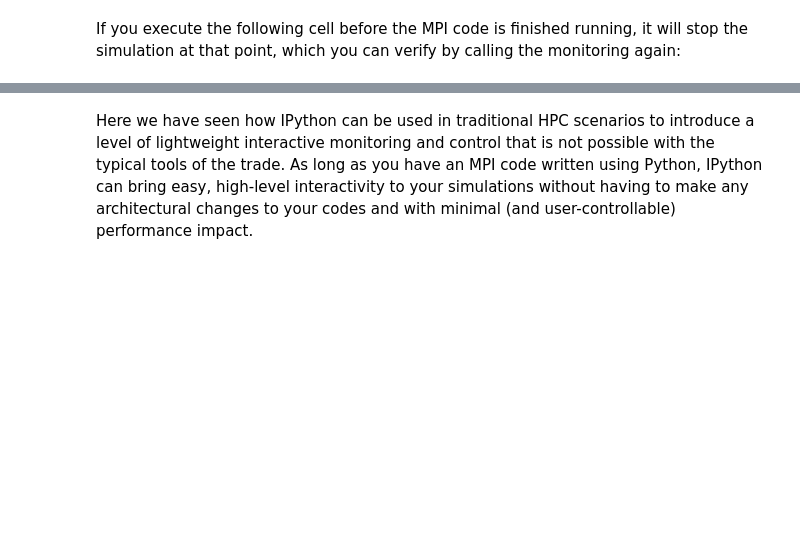
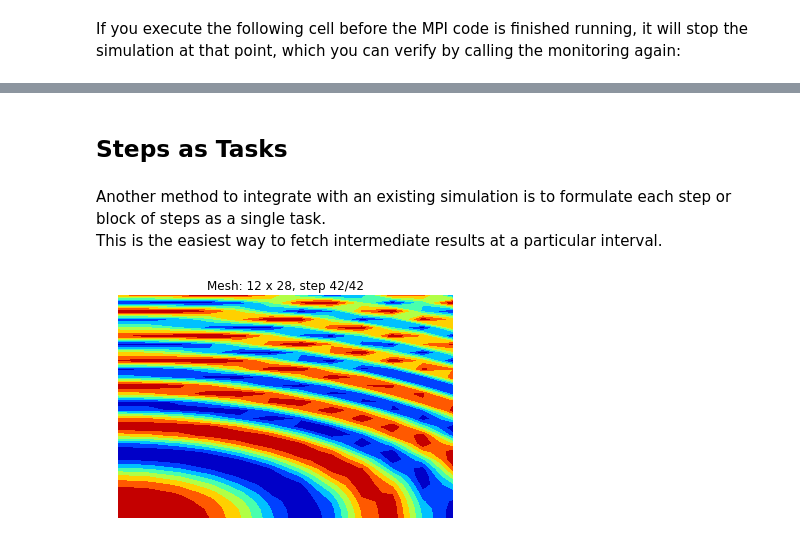
Before and after one commit to ipython/ipython-in-depth, a Jupyter notebook: notebooks/P30 Working with MPI.ipynb, the cells around one changed output, grey strips where cells are left out. Saved outputs shown, nothing was run; the diff lists cells and outputs as text; code cells hidden in the pictures; blank space fills up the shorter version.

Commit message:
update parallel notebooks

```diff
--- a/notebooks/P30 Working with MPI.ipynb
+++ b/notebooks/P30 Working with MPI.ipynb
@@ -258,2 +275,20 @@ view['stop'] = True
-# %% [markdown]
-Here we have seen how IPython can be used in traditional HPC scenarios to introduce a level of lightweight interactive monitoring and control that is not possible with the typical tools of the trade.  As long as you have an MPI code written using Python, IPython can bring easy, high-level interactivity to your simulations without having to make any architectural changes to your codes and with minimal (and user-controllable) performance impact.
+# %% [markdown]
+## Steps as Tasks
+# %% [markdown]
+Another method to integrate with an existing simulation is to formulate each step or block of steps as a single task.
+This is the easiest way to fetch intermediate results at a particular interval.
+# %%
+rstep = parallel.Reference('step')
+nsteps = 42
+freqs = np.linspace(0.6, 1, nsteps)
+# submit all of the steps immediately:
+ars = [view.apply_async(rstep, j, f) for j,f in enumerate(freqs)]
+# iterate over the results and plot them as they come:
+for j, ar in enumerate(ars):
+    Z = np.concatenate(mpi_order(ar.get()))
+    nx, ny = 2+j/4, 2+j/2/len(view)
+    nyt = len(view)*ny
+    fig = plot_z(Z, nx, nyt, j, nsteps, in_place=True)
+    plt.close('all')
+# %% [output]
+[figure, added]
```
Also changed, not shown: parts of 16 cells of this notebook, 12 other files.
